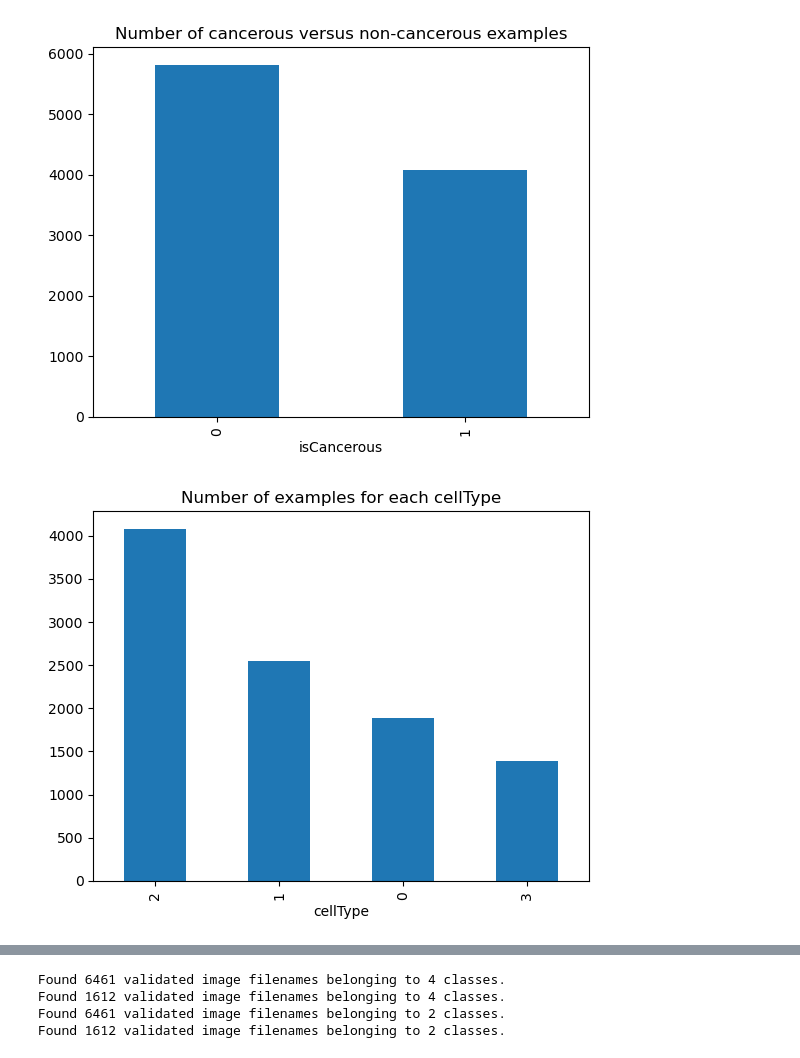
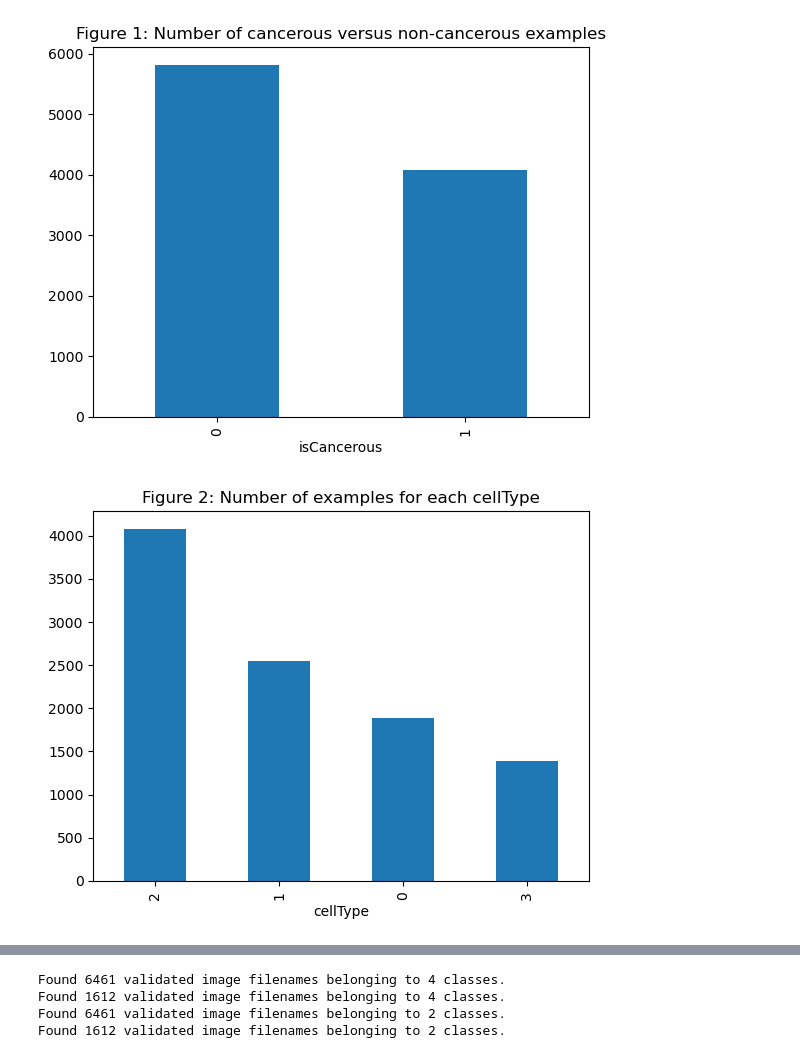
Before and after one commit to aitiab/ML_Assignment2, a Jupyter notebook: Assignment2.ipynb, the cells around one changed output, grey strips where cells are left out. Saved outputs shown, nothing was run; the diff lists cells and outputs as text; code cells hidden in the pictures.

```diff
--- a/Assignment2.ipynb
+++ b/Assignment2.ipynb
@@ -42,33 +92,70 @@ max    22444.000000    60.000000     3.000000     1.000000
 # %%
 from PIL import Image
 import matplotlib.pyplot as plt
 from skimage.feature import hog
 # from skimage import data, exposure
 from skimage.io import imread
 from skimage.color import rgba2rgb, rgb2gray
 
+print(data.info())
+print(f'\n\nCheck if any nulls \n{data.isnull().sum()}')
+print(f'\n\nSummary data statistics \n{data.describe()}')
 
-data['isCancerous'].value_counts().plot(kind='bar', title='Number of cancerous versus non-cancerous examples')
+
+# Below plots show count for isCancerous and cellType.
+# Also the plot for which isCancerous count for each cellType
+data['isCancerous'].value_counts().plot(kind='bar', title='Figure 1: Number of cancerous versus non-cancerous examples')
 plt.show()
-data['cellType'].value_counts().plot(kind='bar', title='Number of examples for each cellType')
+data['cellType'].value_counts().plot(kind='bar', title='Figure 2: Number of examples for each cellType')
 plt.show()
-data[data['isCancerous'] == 1]['cellTypeName'].value_counts().plot(kind='bar', title='Number of each cellType that is cancerous')
+data[data['isCancerous'] == 1]['cellTypeName'].value_counts().plot(kind='bar', title='Figure 3: Number of each cellType that is cancerous')
 plt.show()
 
 
-
+# Below plots the amount of each cellType for each patientID
 plt.figure(figsize=(24, 24))
+figindex = 3
 for i in range(0, 4):
     plt.subplot(2, 2, i + 1)
     # Get rows where cellType = i and get value count of each patientID (how many patients have that cellType)
     byCellTypeCountCancerous = data[(data['cellType'] == i) & (data['isCancerous'] == 1)]['patientID'].value_counts().sort_index()
     byCellTypeCountNotCancerous = data[(data['cellType'] == i) & (data['isCancerous'] == 0)]['patientID'].value_counts().sort_index()
     if len(byCellTypeCountCancerous) > 0:
-        byCellTypeCountCancerous.plot(kind='bar', color='red', title=f'Count of cancerous cellType {data[data['cellType'] == i]['cellTypeName'].unique()} examples per patient')
+        figindex += 1
+        byCellTypeCountCancerous.plot(kind='bar', color='red', title=f'Figure {figindex}: Count of cancerous cellType {data[data['cellType'] == i]['cellTypeName'].unique()} examples per patient')
     if len(byCellTypeCountNotCancerous) > 0:
-        byCellTypeCountNotCancerous.plot(kind='bar', label='isCancerous = 0', color='green', title=f'Count of non-cancerous cellType {data[data['cellType'] == i]['cellTypeName'].unique()} examples per patient')
+        figindex += 1
+        byCellTypeCountNotCancerous.plot(kind='bar', label='isCancerous = 0', color='green', title=f'Figure {figindex}: Count of non-cancerous cellType {data[data['cellType'] == i]['cellTypeName'].unique()} examples per patient')
 
 plt.show()
+
+# Below plots example images for each cellType
+import math
+
+figIndex = 7
+celltype_dict = {}
+for cell in data['cellType'].unique():
+    celltype_dict[cell] = data[data['cellType'] == cell]
+
+
+for i in range (len(celltype_dict)):
+    celltype = celltype_dict[i]
+    num = 8
+    col = 2
+    row = math.ceil(num/col)
+    plt.figure(figsize=(col * 3, row * 3))
+    sample = celltype.sample(n=4)
+    for j in range(len(sample)):
+        image_path = sample.iloc[j]['ImageName']
+        im = imread(f'./Image_classification_data/patch_images/{image_path}', as_gray=False, plugin=None)
+        plt.subplot(num, col, j + 1)
+        plt.title(f'{sample.iloc[j]['InstanceID']}, Patient = {sample.iloc[j]['patientID']}')
+        plt.imshow(im, cmap=plt.cm.gray)
+        plt.axis('off')
+    plt.tight_layout(pad=0.1, h_pad=0.2, w_pad=0.0)
+    figindex += 1
+    plt.suptitle(f'Figure {figindex}: Some examples of {sample.iloc[1]['cellTypeName']}')
+    plt.show()
 # %% [output]
-[figure, old version]
+[figure, new version]
-[figure, old version]
+[figure, new version]
```
Also changed, not shown: parts of 8 cells of this notebook.
